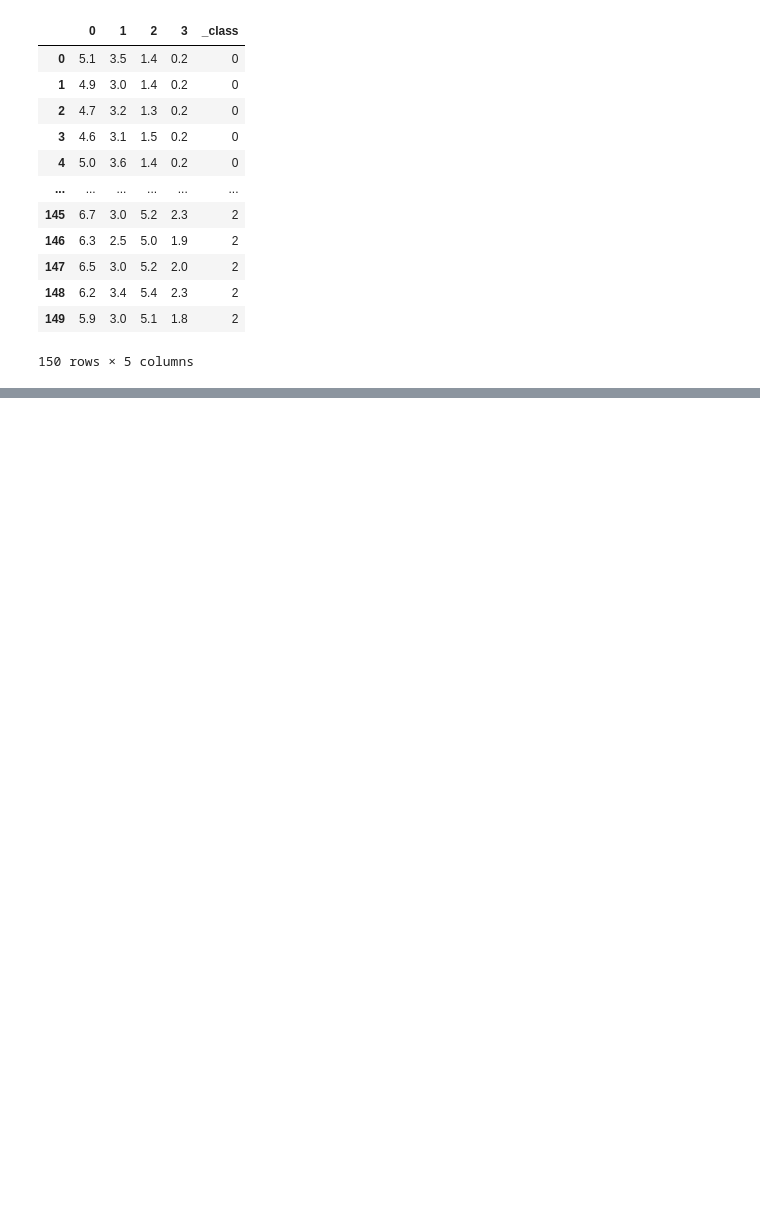
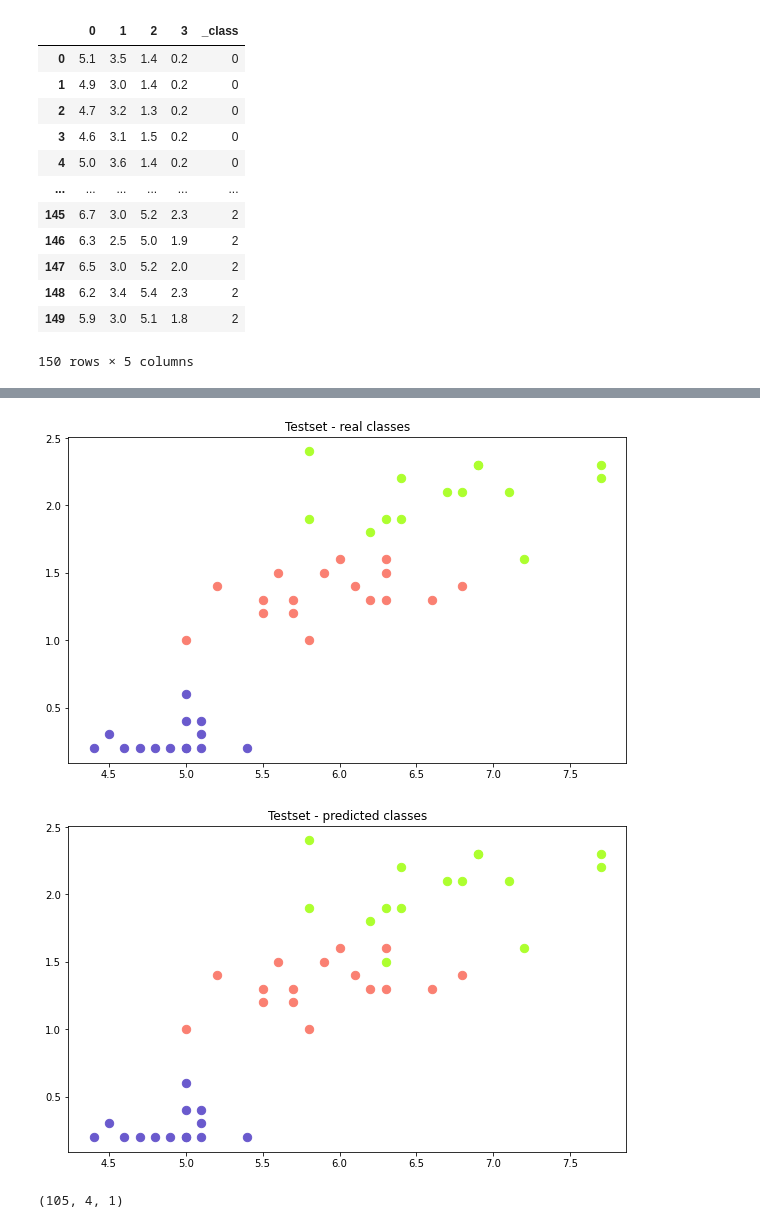
Before and after one commit to medso0018/FromScratchNeuralNets, a Jupyter notebook: nn.ipynb, the cells around one changed output, grey strips where cells are left out. Cells and saved outputs as stored; diff of their text form; code cells hidden in the pictures; blank space fills up the shorter version.

```diff
--- a/nn.ipynb
+++ b/nn.ipynb
@@ -68,6 +81,18 @@ TypeError: unsupported operand type(s) for -: 'int' and 'list'
 # %%
-yp = model.predict(X_test.to_numpy())
-predicted_clases = [np.argmax(x) for x in yp]
-X_test['_class'] = predicted_clases
-show(testset, title='Testset - real classes')
-show(X_test, title='Testset - predicted classes')
+yp = model.predict(X_test)
+
+df_test = pd.DataFrame(X_test.reshape(X_test.shape[0], X_test.shape[1]))
+df_test['_class'] = [np.argmax(x) for x in y_test]
+
+df_pred = df_test.copy()
+df_pred['_class'] = [np.argmax(x) for x in yp]
+
+show(df_test, title='Testset - real classes')
+show(df_pred, title='Testset - predicted classes')
+# %% [output]
+[figure, added]
+[figure, added]
+# %%
+X_train.shape
+# %% [output]
+(105, 4, 1)
```
Also changed, not shown: parts of 6 cells of this notebook, 6 other files.
